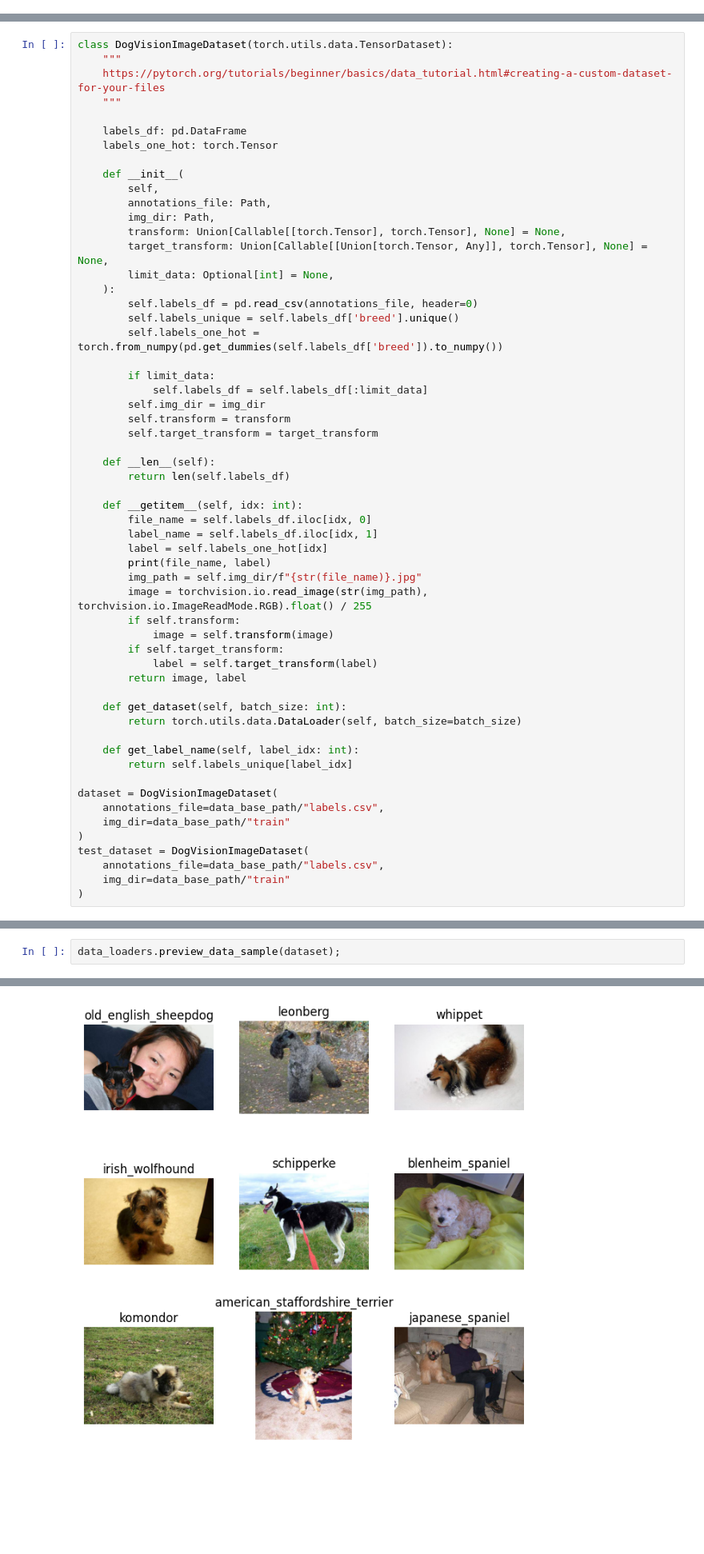
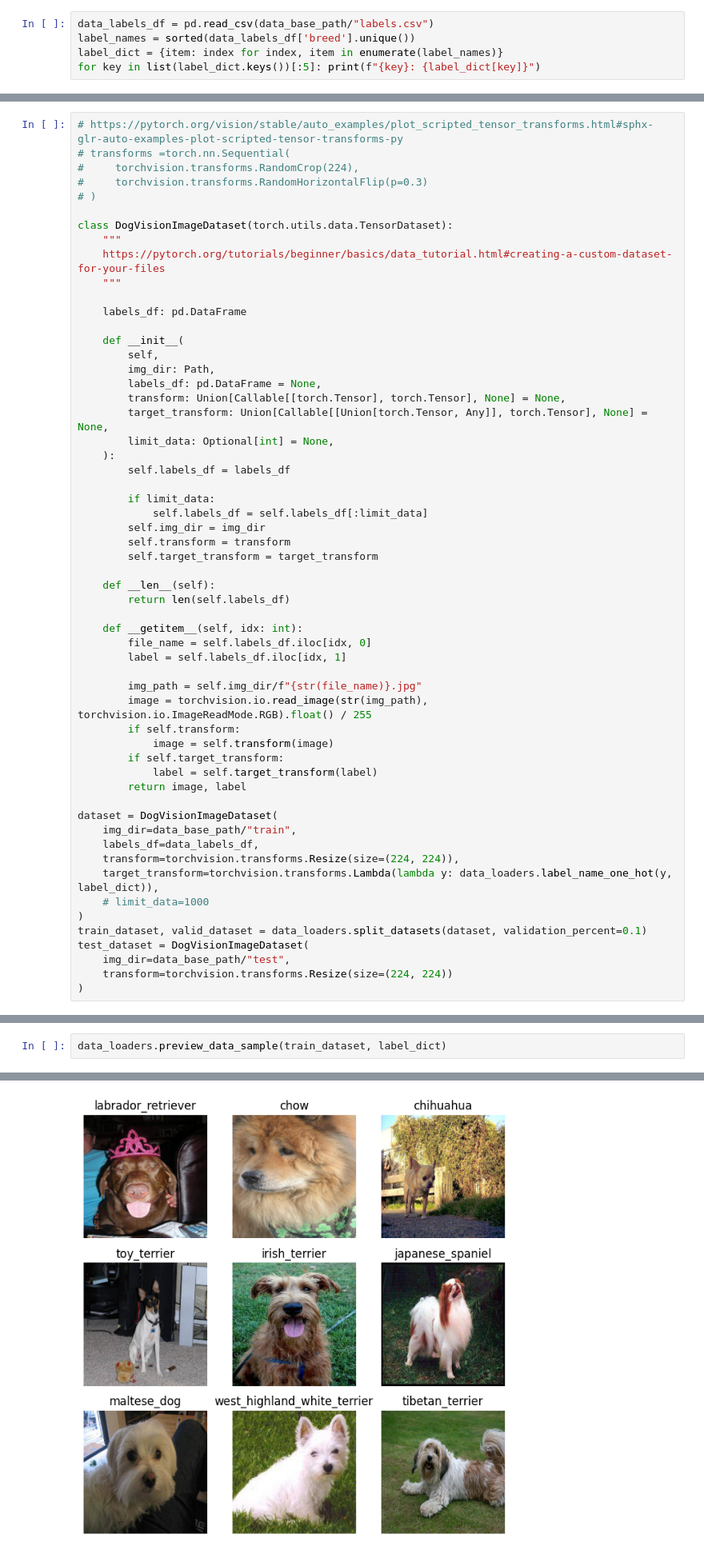
Before and after one commit to Daynil/neural-net-experiments, a Jupyter notebook: image_nets.ipynb, the cells around one changed output, grey strips where cells are left out. Shown at 80% size. Drawn from its saved outputs; the diff is of its cells as text; blank space fills up the shorter version.

Commit message:
successful fine tuning of resnet on dog breeds!

```diff
--- a/image_nets.ipynb
+++ b/image_nets.ipynb
@@ -20,2 +21,7 @@ reload(data_loaders)
 # %%
 data_base_path = Path(r"F:\Coding\data-science\datasets\dog-breeds")
+# %%
+data_labels_df = pd.read_csv(data_base_path/"labels.csv")
+label_names = sorted(data_labels_df['breed'].unique())
+label_dict = {item: index for index, item in enumerate(label_names)}
+for key in list(label_dict.keys())[:5]: print(f"{key}: {label_dict[key]}")
@@ -22,23 +34,26 @@ data_base_path = Path(r"F:\Coding\data-science\datasets\dog-breeds")
 # %%
+# https://pytorch.org/vision/stable/auto_examples/plot_scripted_tensor_transforms.html#sphx-glr-auto-examples-plot-scripted-tensor-transforms-py
+# transforms =torch.nn.Sequential(
+#     torchvision.transforms.RandomCrop(224),
+#     torchvision.transforms.RandomHorizontalFlip(p=0.3)
+# )
+
 class DogVisionImageDataset(torch.utils.data.TensorDataset):
     """
     https://pytorch.org/tutorials/beginner/basics/data_tutorial.html#creating-a-custom-dataset-for-your-files
     """
 
     labels_df: pd.DataFrame
-    labels_one_hot: torch.Tensor
 
     def __init__(
         self,
-        annotations_file: Path,
         img_dir: Path,
+        labels_df: pd.DataFrame = None,
         transform: Union[Callable[[torch.Tensor], torch.Tensor], None] = None,
         target_transform: Union[Callable[[Union[torch.Tensor, Any]], torch.Tensor], None] = None,
         limit_data: Optional[int] = None,
     ):
-        self.labels_df = pd.read_csv(annotations_file, header=0)
-        self.labels_unique = self.labels_df['breed'].unique()
-        self.labels_one_hot = torch.from_numpy(pd.get_dummies(self.labels_df['breed']).to_numpy())
+        self.labels_df = labels_df
 
         if limit_data:
             self.labels_df = self.labels_df[:limit_data]
@@ -51,9 +66,8 @@ class DogVisionImageDataset(torch.utils.data.TensorDataset):
 
     def __getitem__(self, idx: int):
         file_name = self.labels_df.iloc[idx, 0]
-        label_name = self.labels_df.iloc[idx, 1]
-        label = self.labels_one_hot[idx]
-        print(file_name, label)
+        label = self.labels_df.iloc[idx, 1]
+
         img_path = self.img_dir/f"{str(file_name)}.jpg"
         image = torchvision.io.read_image(str(img_path), torchvision.io.ImageReadMode.RGB).float() / 255
         if self.transform:
@@ -62,17 +76,15 @@ class DogVisionImageDataset(torch.utils.data.TensorDataset):
             label = self.target_transform(label)
         return image, label
 
-    def get_dataset(self, batch_size: int):
-        return torch.utils.data.DataLoader(self, batch_size=batch_size)
-
-    def get_label_name(self, label_idx: int):
-        return self.labels_unique[label_idx]
-
 dataset = DogVisionImageDataset(
-    annotations_file=data_base_path/"labels.csv",
-    img_dir=data_base_path/"train"
+    img_dir=data_base_path/"train",
+    labels_df=data_labels_df,
+    transform=torchvision.transforms.Resize(size=(224, 224)),
+    target_transform=torchvision.transforms.Lambda(lambda y: data_loaders.label_name_one_hot(y, label_dict)),
+    # limit_data=1000
 )
+train_dataset, valid_dataset = data_loaders.split_datasets(dataset, validation_percent=0.1)
 test_dataset = DogVisionImageDataset(
-    annotations_file=data_base_path/"labels.csv",
-    img_dir=data_base_path/"train"
+    img_dir=data_base_path/"test",
+    transform=torchvision.transforms.Resize(size=(224, 224))
 )
@@ -79,3 +95,3 @@ test_dataset = DogVisionImageDataset(
 # %%
-data_loaders.preview_data_sample(dataset);
+data_loaders.preview_data_sample(train_dataset, label_dict)
 # %% [output]
@@ -99 +98 @@ tensor(103)
-[figure, old version]
+[figure, new version]
```
Also changed, not shown: parts of 11 cells of this notebook, 6 other files.
